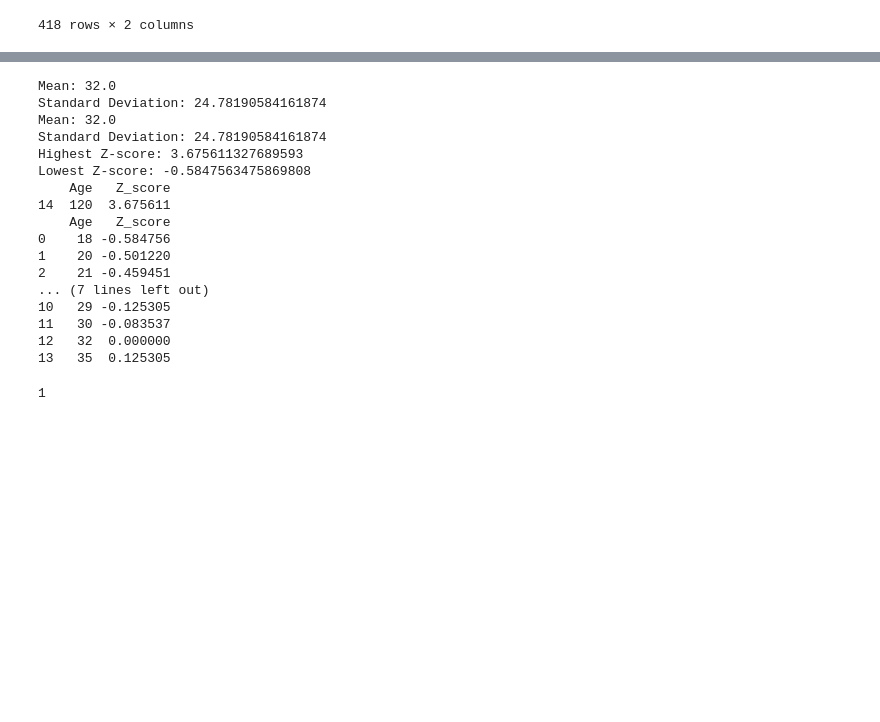
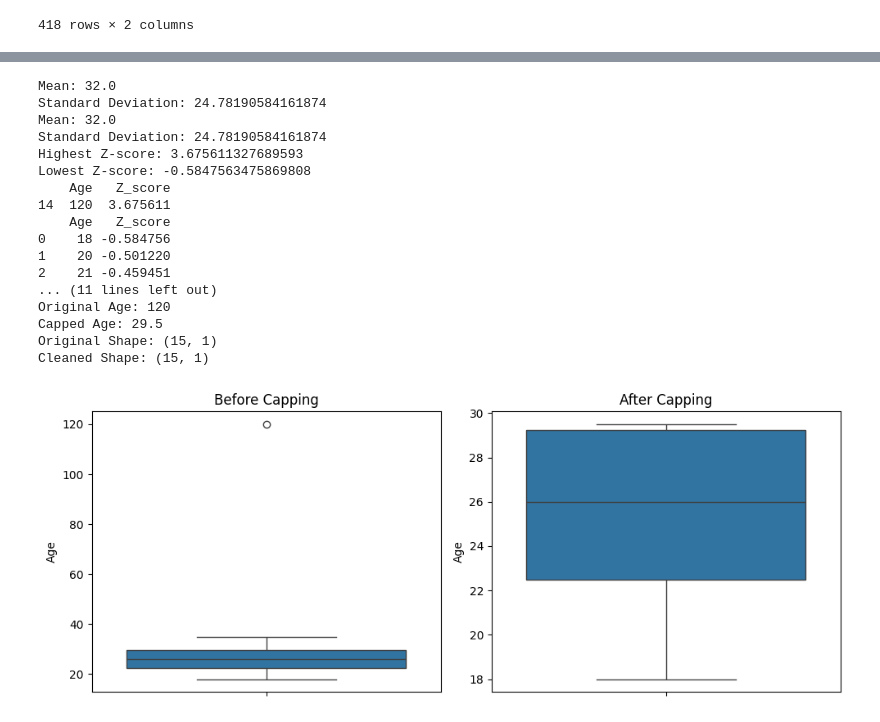
Before and after one commit to Anushka924403/learning_preprocessing, a Jupyter notebook: Data_Preprocessing_Learning.ipynb, the cells around one changed output, grey strips where cells are left out. Cells and saved outputs as stored; diff of their text form; code cells hidden in the pictures; blank space fills up the shorter version.

```diff
--- a/Data_Preprocessing_Learning.ipynb
+++ b/Data_Preprocessing_Learning.ipynb
@@ -497,39 +519,74 @@ df
 print("Mean:", mean)  # Displays mean
 print("Standard Deviation:", std)  # Displays standard deviation
 print("Highest Z-score:", df['Z_score'].max())  # Displays highest Z-score
 print("Lowest Z-score:", df['Z_score'].min())  # Displays lowest Z-score
 
 # Detect Outliers
 outliers = df[df['Z_score'].abs() > 3] # Filters values with Z-score above 3 or below -3
 
 print(outliers)
 
 # Display Normal Values
 normal = df[df['Z_score'].abs() <= 3] # Filters values within the threshold
 
 print(normal)
 
 # Count Outliers
 outliers.shape[0] # Counts detected outliers
+
+# REMOVING OUTLIERS
+#Method 2: Capping (Winsorization) – IQR Method
+# Apply Capping
+df['Age'] = df['Age'].clip(lower=lower, upper=upper)  # Caps extreme values at boundaries
+
+df
+#Values below the lower boundary are replaced with the lower boundary.
+#Values above the upper boundary are replaced with the upper boundary.
+#Values within the boundaries remain unchanged.
+
+#Compare Before and After
+df_original = pd.DataFrame(data)  # Stores original dataset
+
+df_clean = df_original.copy()     # Creates a separate copy
+
+df_clean['Age'] = df_clean['Age'].clip(lower=lower, upper=upper)  # Applies capping
+
+print("Original Age:", df_original['Age'].max())
+print("Capped Age:", df_clean['Age'].max())
+
+print("Original Shape:", df_original.shape)
+print("Cleaned Shape:", df_clean.shape)
+
+#Visualize Before and After
+fig, axes = plt.subplots(1, 2, figsize=(10, 4))
+
+sns.boxplot(y=df_original['Age'], ax=axes[0])
+axes[0].set_title("Before Capping")
+
+sns.boxplot(y=df_clean['Age'], ax=axes[1])
+axes[1].set_title("After Capping")
+
+plt.tight_layout()
+plt.show()
 # %% [output]
 Mean: 32.0
 Standard Deviation: 24.78190584161874
 Mean: 32.0
 Standard Deviation: 24.78190584161874
 Highest Z-score: 3.675611327689593
 Lowest Z-score: -0.5847563475869808
     Age   Z_score
 14  120  3.675611
     Age   Z_score
 0    18 -0.584756
 1    20 -0.501220
 2    21 -0.459451
-... (7 lines left out)
-10   29 -0.125305
-11   30 -0.083537
-12   32  0.000000
-13   35  0.125305
+... (11 lines left out)
+Original Age: 120
+Capped Age: 29.5
+Original Shape: (15, 1)
+Cleaned Shape: (15, 1)
-1
+[figure, added]
 # %%
 # Method 3: Percentile Method
 
```
Also changed, not shown: parts of 4 cells of this notebook.
